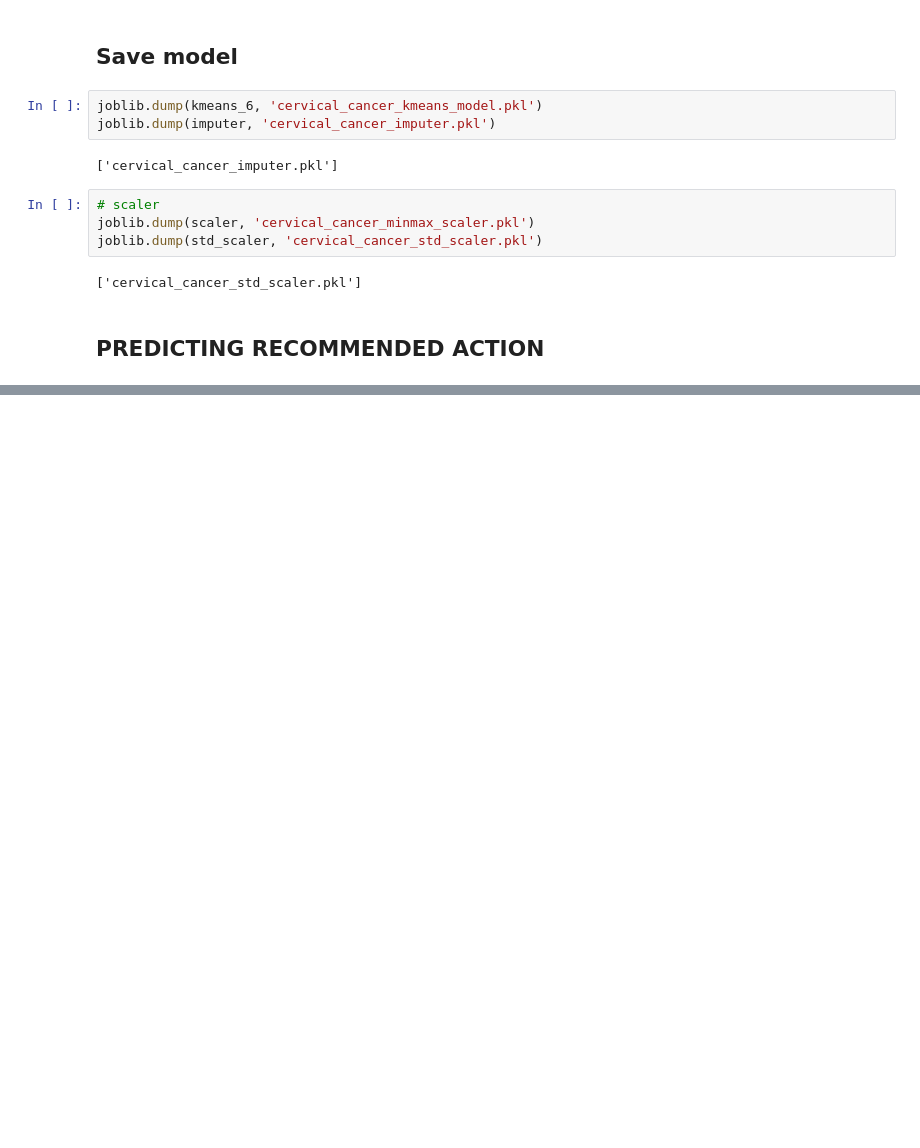
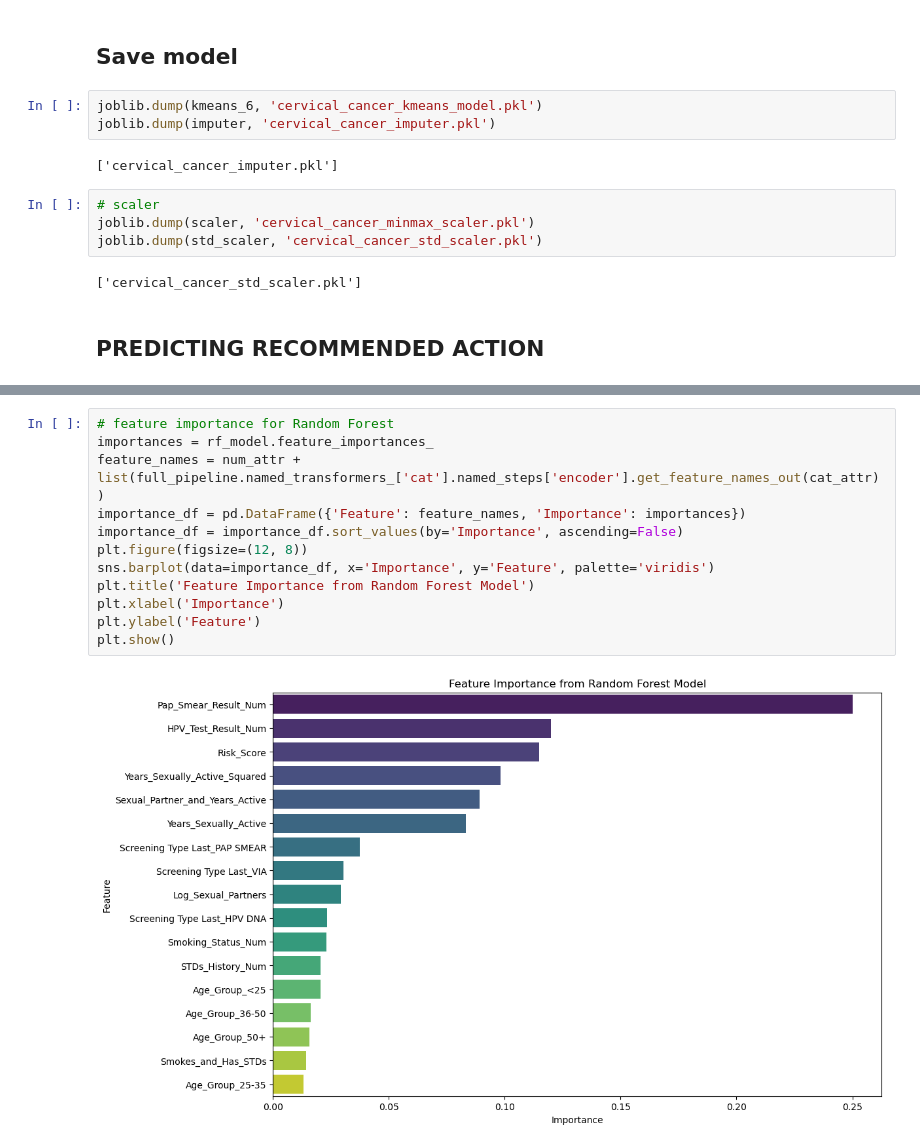
Before and after one commit to mwisechacha/shescreen-ds, a Jupyter notebook: analysis.ipynb, the cells around one changed output, grey strips where cells are left out. Drawn from its saved outputs; the diff is of its cells as text; blank space fills up the shorter version.

```diff
--- a/analysis.ipynb
+++ b/analysis.ipynb
@@ -597,0 +1059,14 @@ joblib.dump(std_scaler, 'cervical_cancer_std_scaler.pkl')
+# %%
+# feature importance for Random Forest
+importances = rf_model.feature_importances_
+feature_names = num_attr + list(full_pipeline.named_transformers_['cat'].named_steps['encoder'].get_feature_names_out(cat_attr))
+importance_df = pd.DataFrame({'Feature': feature_names, 'Importance': importances})
+importance_df = importance_df.sort_values(by='Importance', ascending=False)
+plt.figure(figsize=(12, 8))
+sns.barplot(data=importance_df, x='Importance', y='Feature', palette='viridis')
+plt.title('Feature Importance from Random Forest Model')
+plt.xlabel('Importance')
+plt.ylabel('Feature')
+plt.show()
+# %% [output]
+[figure, added]
```
Also changed, not shown: parts of 38 cells of this notebook.
